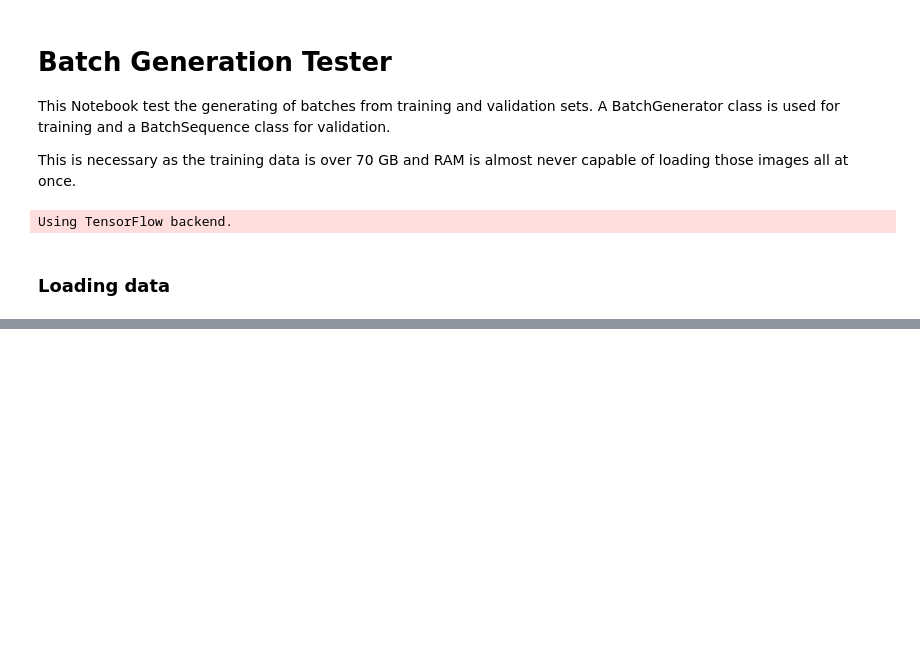
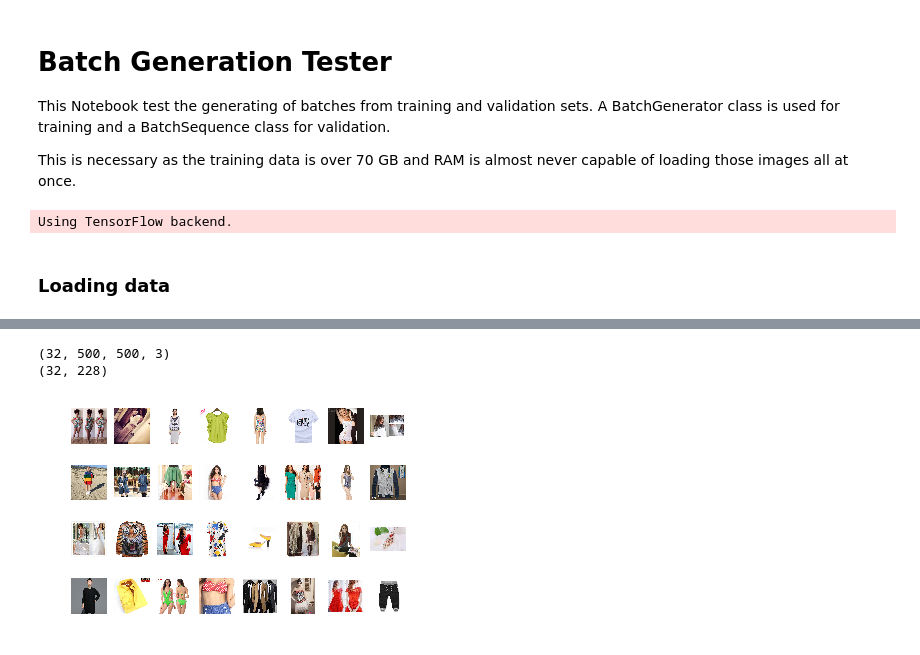
Before and after one commit to simgeekiz/FashionChallenge, a Jupyter notebook: data_preparation/Batch Generation Tester.ipynb, the cells around one changed output, grey strips where cells are left out. Cells and saved outputs as stored; diff of their text form; code cells hidden in the pictures; blank space fills up the shorter version.

```diff
--- a/data_preparation/Batch Generation Tester.ipynb
+++ b/data_preparation/Batch Generation Tester.ipynb
@@ -57,0 +58,19 @@ for batch_x, batch_y in training_gen:
+# %%
+# different image sizes and demonstration of other keyword arguments
+training_gen = BatchGenerator(
+    input_dir=images_path_train,
+    y=y_train,
+    batch_size=32,
+    shuffle=False,
+    img_size=500
+)
+
+for batch_x, batch_y in training_gen:
+    print(batch_x.shape)
+    print(batch_y.shape)
+    plot_image(batch_x)
+    break
+# %% [output]
+(32, 500, 500, 3)
+(32, 228)
+[figure, added]
```
Also changed, not shown: parts of 3 cells of this notebook, 1 other file.
